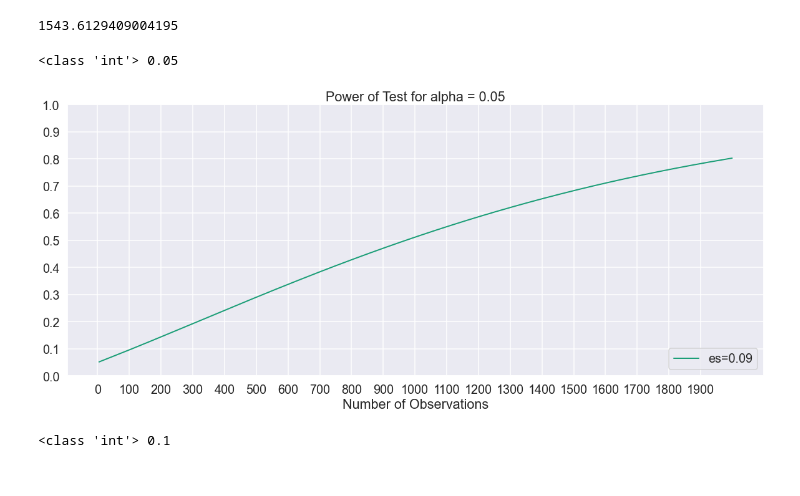
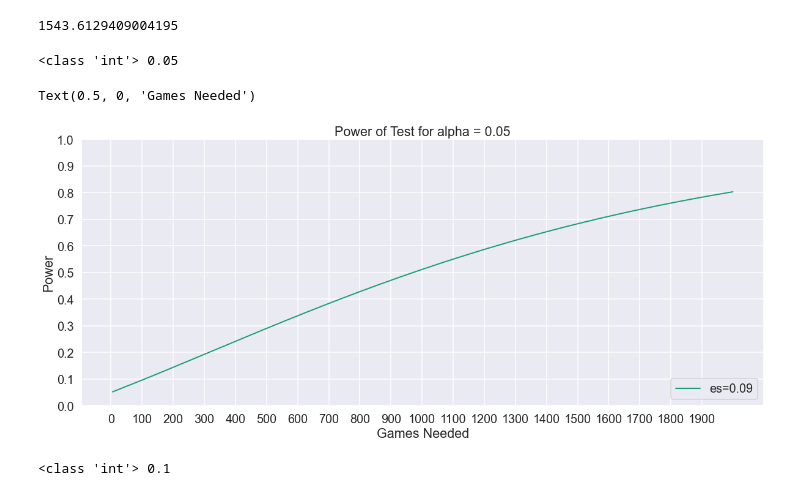
Before and after one commit to WarrenUm/BO2-Zombies-Data, a Jupyter notebook: NumSamples.ipynb, the cells around one changed output. Saved outputs shown, nothing was run; the diff lists cells and outputs as text; code cells hidden in the pictures.

Commit message:
numsamples graph ax labels

```diff
--- a/NumSamples.ipynb
+++ b/NumSamples.ipynb
@@ -72,35 +72,37 @@ sd = pooled_sd
 #e_sizes = [mean_diff/sd for mean_diff in [1,2,4,8,16]]
 e_sizes = [0.089]
 fig, axes = plt.subplots(figsize=(20,8))
 for n,alpha in enumerate([0.05]):
     print(type(n), alpha)
     ax = axes
     power_analysis.plot_power(dep_var="nobs",
                               nobs = np.array(range(5,2000)),
                               effect_size=e_sizes,
                               alpha=alpha,
                               ax=ax)
     ax.set_title('Power of Test for alpha = {}'.format(alpha))
     ax.set_xticks(list(range(0,2000,100)))
     ax.set_yticks(np.linspace(0,1,11))
-
+plt.ylabel('Power')
+plt.xlabel('Games Needed')
 
 # e_sizes = [mu_delta/sd for mu_delta in [.005,.01,.02,.03]]
 # fig, axes = plt.subplots(ncols=1, nrows=3, figsize=(8,15))
 # for n, alpha in enumerate([.01, .05, .1]):
 #     print(type(n), alpha)
 #     ax = axes[n]
 #     power_analysis.plot_power(dep_var="nobs",
 #                               nobs = np.array(range(5,500)),
 #                               effect_size=e_sizes,
 #                               alpha=alpha,
 #                               ax=ax)
 #     ax.set_title('Power of Test for alpha = {}'.format(alpha))
 #     ax.set_xticks(list(range(0,500,25)))
 #     ax.set_yticks(np.linspace(0,1,11))
 # %% [output]
 <class 'int'> 0.05
+Text(0.5, 0, 'Games Needed')
-[figure, old version]
+[figure, new version]
 # %%
 #It looks like we would need around 400 observations to be 80% confident with an effect size of 0.19.
 #but the effect size of the data is closer to 0.10 and that shows that at 400 samples
```
